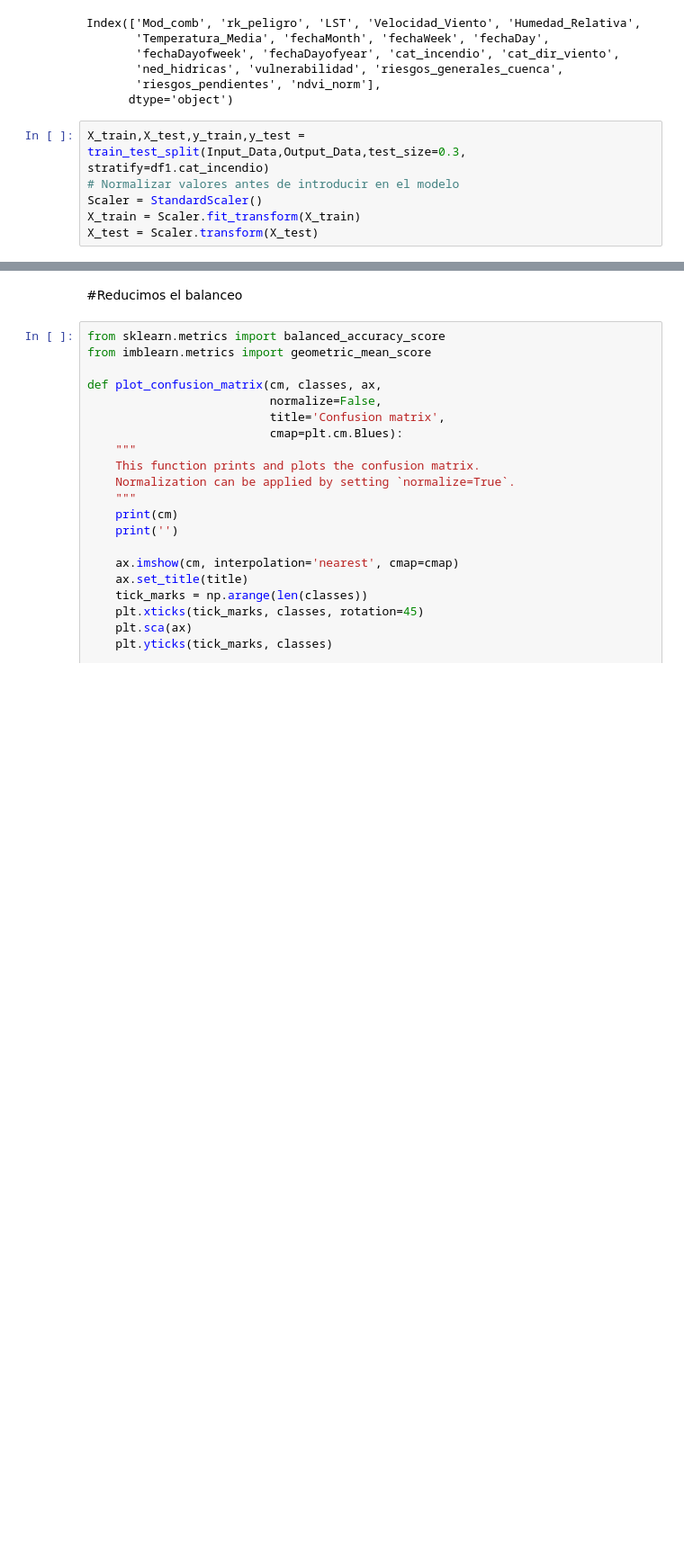
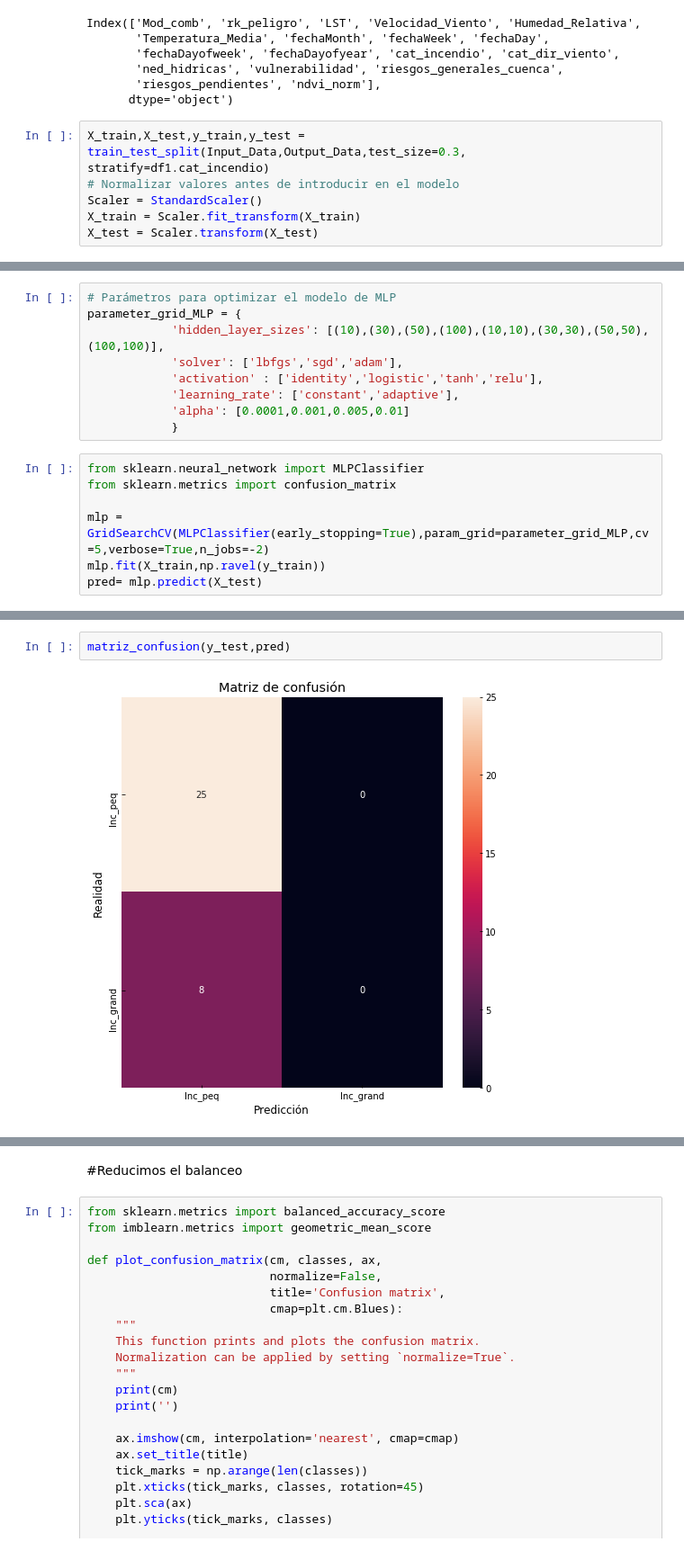
Before and after one commit to fire-classifying/fireclass, a Jupyter notebook: fire_classify_2classes.ipynb, the cells around one changed output, grey strips where cells are left out. Shown at 90% size. Drawn from its saved outputs; the diff is of its cells as text; blank space fills up the shorter version.

```diff
--- a/fire_classify_2classes.ipynb
+++ b/fire_classify_2classes.ipynb
@@ -514,0 +538,16 @@ weighted avg       0.69      0.73      0.70        33
+# %%
+# Parámetros para optimizar el modelo de MLP
+parameter_grid_MLP = {
+            'hidden_layer_sizes': [(10),(30),(50),(100),(10,10),(30,30),(50,50),(100,100)],
+            'solver': ['lbfgs','sgd','adam'],
+            'activation' : ['identity','logistic','tanh','relu'],
+            'learning_rate': ['constant','adaptive'],
+            'alpha': [0.0001,0.001,0.005,0.01]
+            }
+# %%
+from sklearn.neural_network import MLPClassifier
+from sklearn.metrics import confusion_matrix
+
+mlp = GridSearchCV(MLPClassifier(early_stopping=True),param_grid=parameter_grid_MLP,cv=5,verbose=True,n_jobs=-2)
+mlp.fit(X_train,np.ravel(y_train))
+pred= mlp.predict(X_test)
@@ -514,0 +576,4 @@ weighted avg       0.69      0.73      0.70        33
+# %%
+matriz_confusion(y_test,pred)
+# %% [output]
+[figure, added]
```
Also changed, not shown: parts of 87 cells of this notebook.
